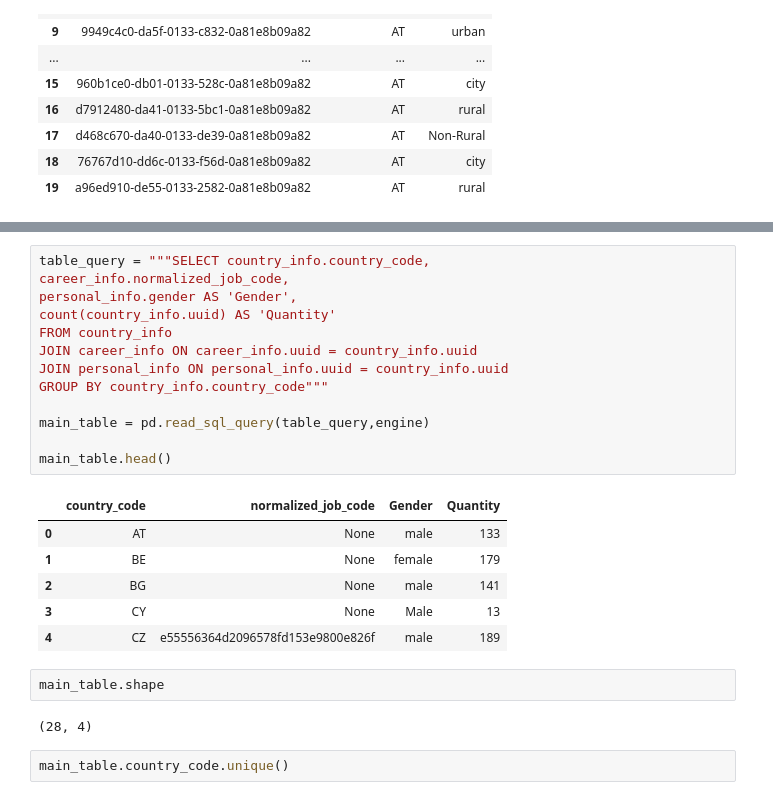
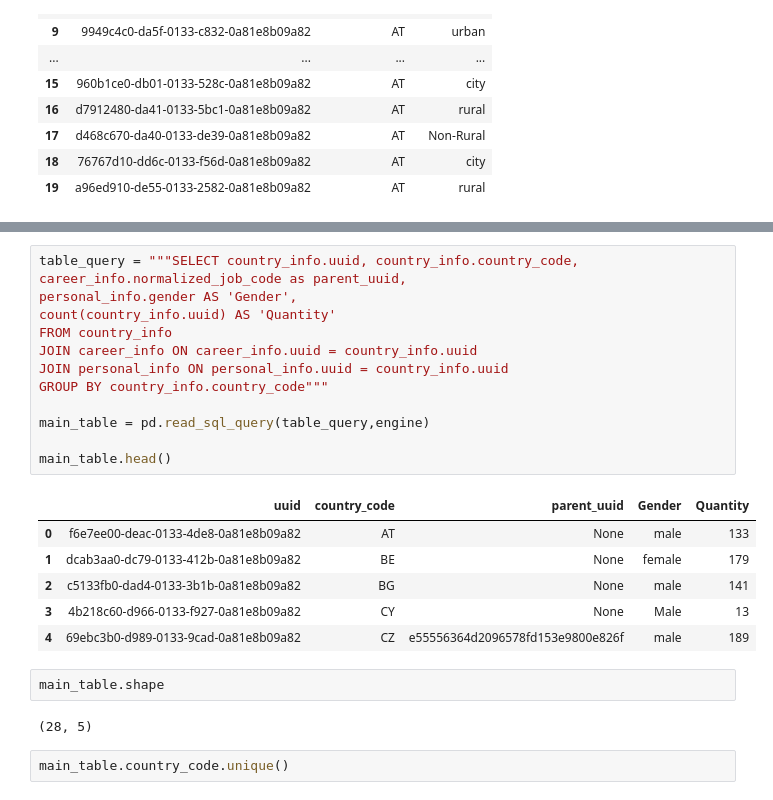
Before and after one commit to alvarogmf/ih_datamadpt1120_project_m1, a Jupyter notebook: notebooks/SQL Tables.ipynb, the cells around one changed output, grey strips where cells are left out. Drawn from its saved outputs; the diff is of its cells as text.

```diff
--- a/notebooks/SQL Tables.ipynb
+++ b/notebooks/SQL Tables.ipynb
@@ -96,29 +96,29 @@ pd.read_sql_query("SELECT * from poll_info LIMIT 20",engine)
 | 18 | 76767d10-dd6c-0133-f56d-0a81e8b09a82 | I have never heard of it | I would probably vote against it | ‰Û_ gain additional skills | It creates more equality of oppor... | ... |
 | 19 | a96ed910-de55-0133-2582-0a81e8b09a82 | I have heard just a little about it | I would probably vote against it | None of the above | It reduces anxiety about financin... | ... |
 # %%
-table_query = """SELECT country_info.country_code,
-career_info.normalized_job_code,
+table_query = """SELECT country_info.uuid, country_info.country_code,
+career_info.normalized_job_code as parent_uuid,
 personal_info.gender AS 'Gender',
 count(country_info.uuid) AS 'Quantity'
 FROM country_info
 JOIN career_info ON career_info.uuid = country_info.uuid
 JOIN personal_info ON personal_info.uuid = country_info.uuid
 GROUP BY country_info.country_code"""
 
 main_table = pd.read_sql_query(table_query,engine)
 
 main_table.head()
 # %% [output]
-|  | country_code | normalized_job_code | Gender | Quantity |
-| 0 | AT | None | male | 133 |
-| 1 | BE | None | female | 179 |
-| 2 | BG | None | male | 141 |
-| 3 | CY | None | Male | 13 |
-| 4 | CZ | e55556364d2096578fd153e9800e826f | male | 189 |
+|  | uuid | country_code | parent_uuid | Gender | Quantity |
+| 0 | f6e7ee00-deac-0133-4de8-0a81e8b09a82 | AT | None | male | 133 |
+| 1 | dcab3aa0-dc79-0133-412b-0a81e8b09a82 | BE | None | female | 179 |
+| 2 | c5133fb0-dad4-0133-3b1b-0a81e8b09a82 | BG | None | male | 141 |
+| 3 | 4b218c60-d966-0133-f927-0a81e8b09a82 | CY | None | Male | 13 |
+| 4 | 69ebc3b0-d989-0133-9cad-0a81e8b09a82 | CZ | e55556364d2096578fd153e9800e826f | male | 189 |
 # %%
 main_table.shape
 # %% [output]
-(28, 4)
+(28, 5)
 # %%
 main_table.country_code.unique()
 # %% [output]
```
Also changed, not shown: parts of 9 cells of this notebook, 5 other files.
